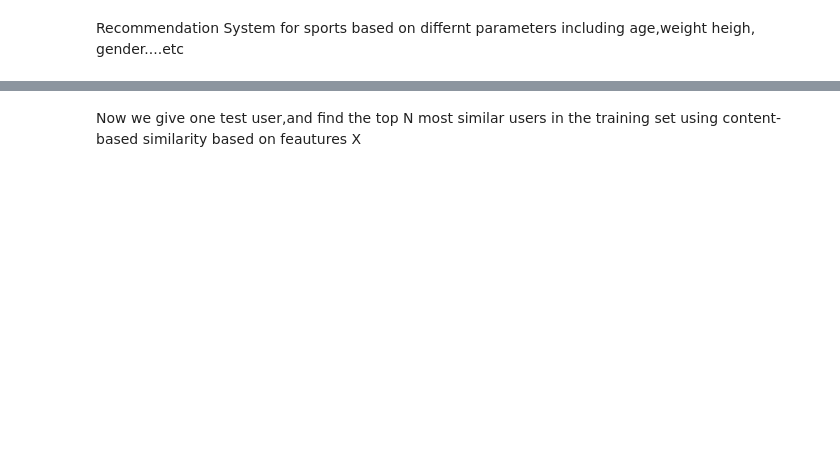
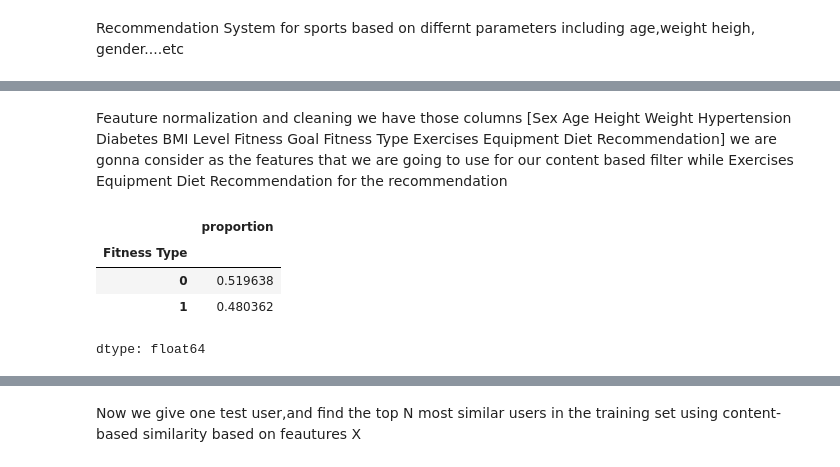
Before and after one commit to Faycal99/Recommendation_System_For_Sports, a Jupyter notebook: RecommendationSystemFirstTry.ipynb, the cells around one changed output, grey strips where cells are left out. Drawn from its saved outputs; the diff is of its cells as text; code cells hidden in the pictures; blank space fills up the shorter version.

```diff
--- a/RecommendationSystemFirstTry.ipynb
+++ b/RecommendationSystemFirstTry.ipynb
@@ -43,0 +9,10 @@ df.head()
+# %%
+import pandas as pd
+
+from sklearn.preprocessing import LabelEncoder, StandardScaler
+from sklearn.model_selection import train_test_split
+from sklearn.cluster import KMeans
+from sklearn.metrics.pairwise import cosine_similarity
+file_path = '/content/sample_data/gym recommendation.xlsx'
+df = pd.read_excel(file_path)
+pd.set_option('display.max_colwidth', 100)  # Adjust to desired width
@@ -43,0 +28,18 @@ df.head()
+# %% [markdown]
+Feauture normalization and cleaning we have those columns [Sex 	Age 	Height 	Weight 	Hypertension 	Diabetes 	BMI 	Level 	Fitness Goal 	Fitness Type 	Exercises 	Equipment 	Diet 	Recommendation] we are gonna consider as the features that we are going to use for our content based filter while Exercises 	Equipment 	Diet 	Recommendation for the recommendation
+# %%
+df = df.drop(columns=['BMI', 'Level'])
+
+# Encode categorical values
+label_encoder = LabelEncoder()
+categorical_cols = ['Sex', 'Hypertension', 'Diabetes', 'Fitness Goal', 'Fitness Type']
+for col in categorical_cols:
+    df[col] = label_encoder.fit_transform(df[col])
+# %%
+df['Fitness Type'].value_counts(normalize=True)
+# %% [output]
+|  | proportion |
+| Fitness Type |  |
+| 0 | 0.519638 |
+| 1 | 0.480362 |
+dtype: float64
```
Also changed, not shown: parts of 41 cells of this notebook.
